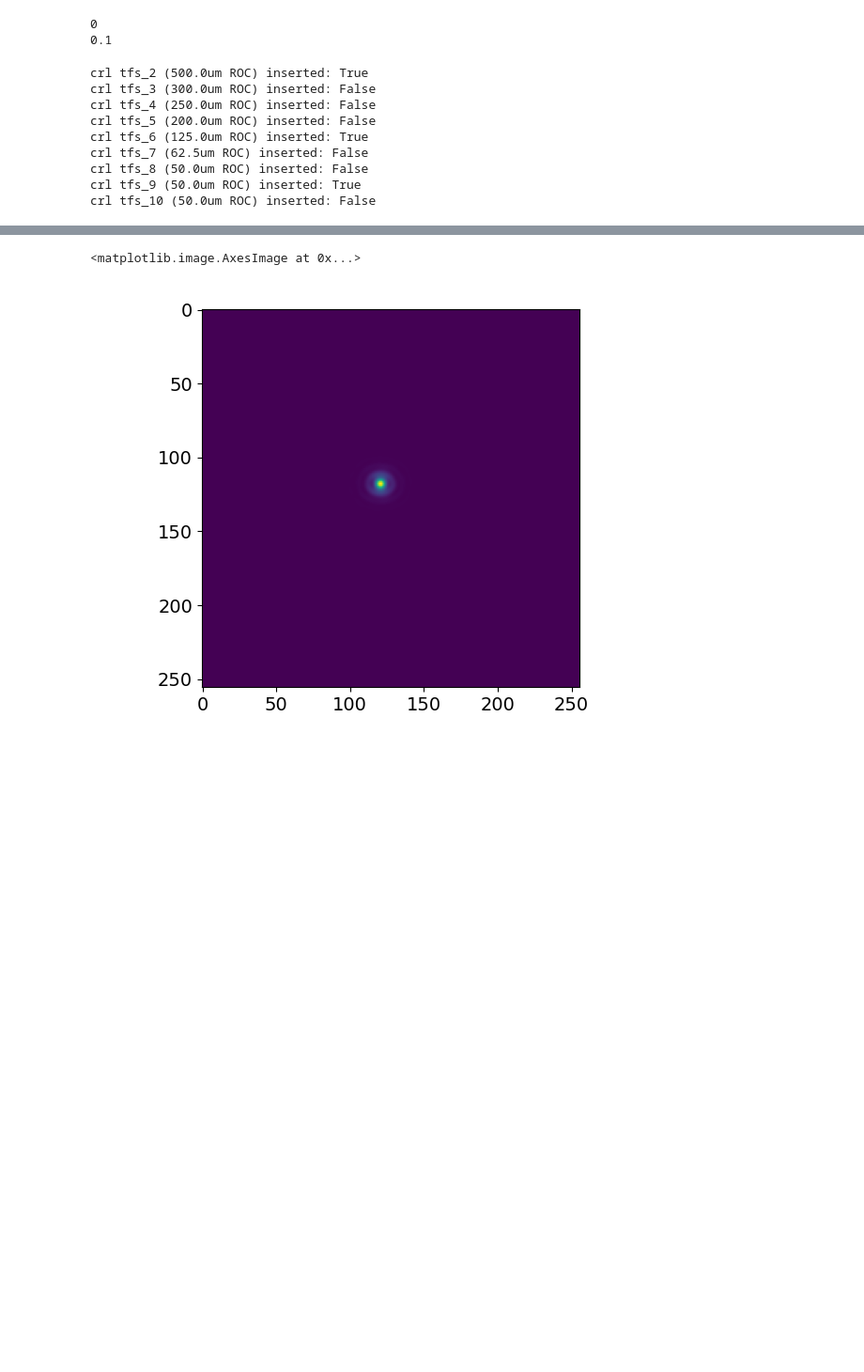
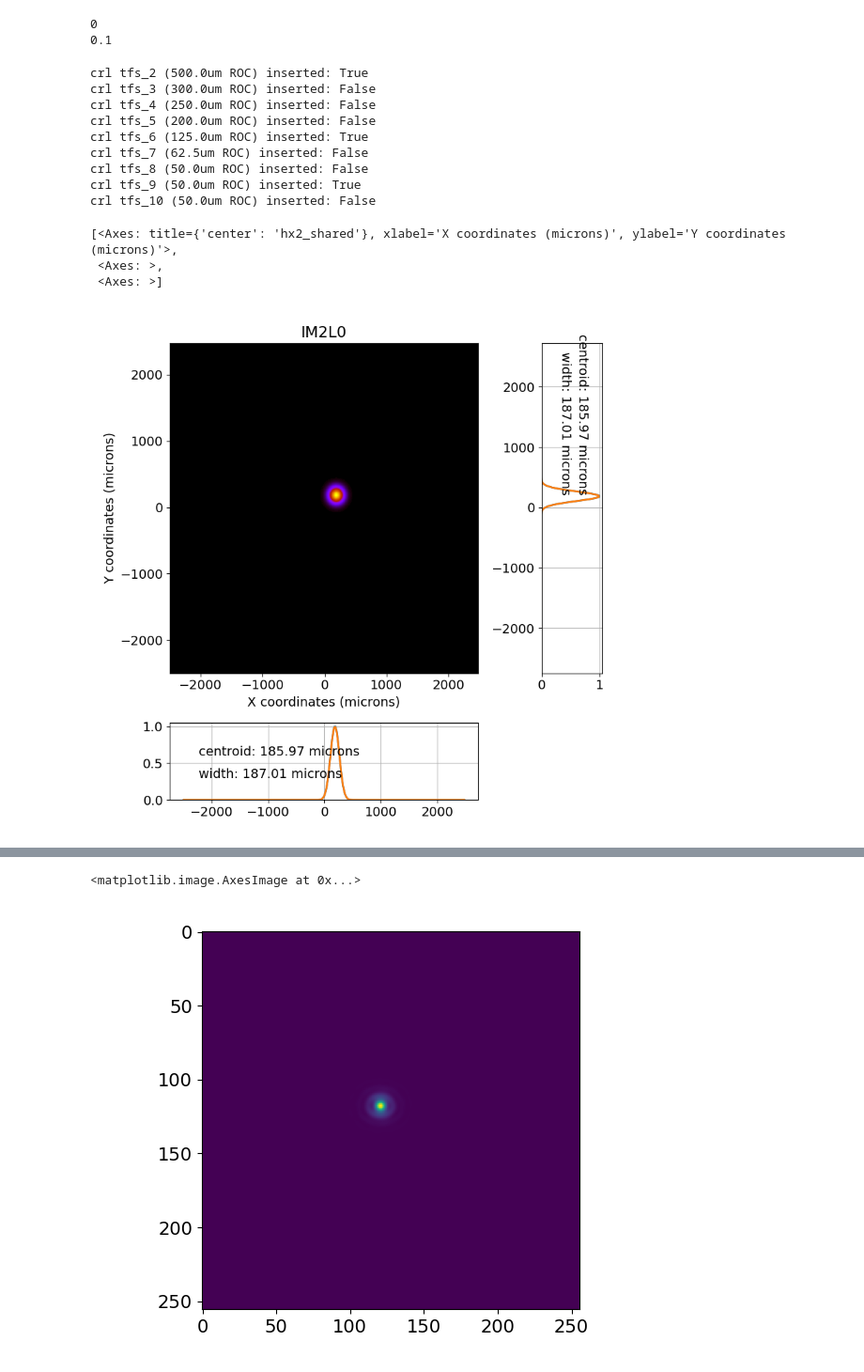
Before and after one commit to mseaberg/lcls_beamline_toolbox, a Jupyter notebook: scripts/mfx_test.ipynb, the cells around one changed output, grey strips where cells are left out. Shown at 94% size. Drawn from its saved outputs; the diff is of its cells as text; code cells hidden in the pictures; blank space fills up the shorter version.

```diff
--- a/scripts/mfx_test.ipynb
+++ b/scripts/mfx_test.ipynb
@@ -48,3 +52,12 @@ crl tfs_10 (50.0um ROC) inserted: False
 # %%
 # run the simulation
 mfx_sim.propagate()
+# %%
+mfx_sim.beamline.IM2L0.view_beam()
+mfx_sim.beamline.IM4L0.view_beam()
+mfx_sim.beamline.hx2_shared.view_beam()
+# %% [output]
+[<Axes: title={'center': 'hx2_shared'}, xlabel='X coordinates (microns)', ylabel='Y coordinates (microns)'>,
+ <Axes: >,
+ <Axes: >]
+[figure, added]
```
Also changed, not shown: parts of 3 cells of this notebook, 1 other file.
